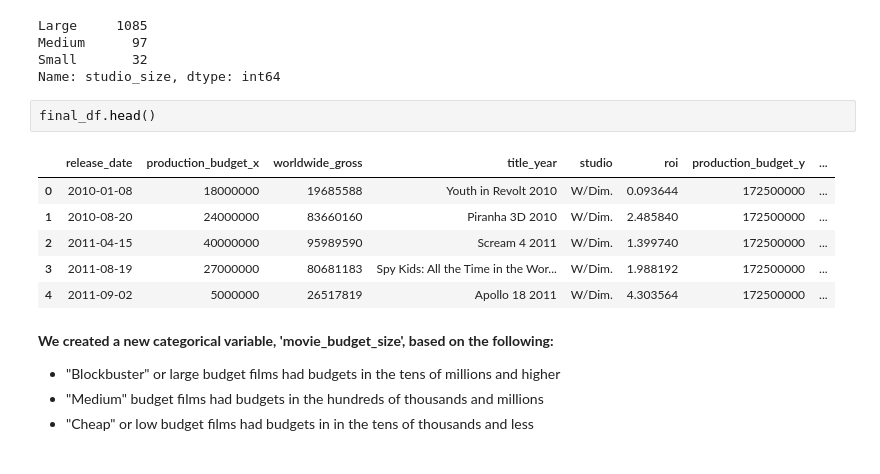
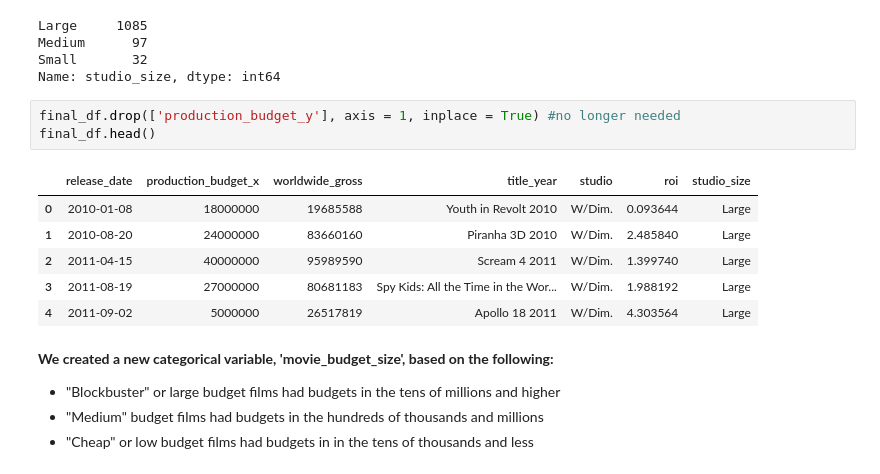
Before and after one commit to StevenDye/FIS-Mod1-Project, a Jupyter notebook: project/FinalMod1Proj.ipynb, the cells around one changed output. Drawn from its saved outputs; the diff is of its cells as text.

```diff
--- a/project/FinalMod1Proj.ipynb
+++ b/project/FinalMod1Proj.ipynb
@@ -334,15 +334,16 @@ Large     1085
 Medium      97
 Small       32
 Name: studio_size, dtype: int64
-# %%
-final_df.head()
-# %% [output]
-|  | release_date | production_budget_x | worldwide_gross | title_year | studio | roi | production_budget_y | ... |
-| 0 | 2010-01-08 | 18000000 | 19685588 | Youth in Revolt 2010 | W/Dim. | 0.093644 | 172500000 | ... |
-| 1 | 2010-08-20 | 24000000 | 83660160 | Piranha 3D 2010 | W/Dim. | 2.485840 | 172500000 | ... |
-| 2 | 2011-04-15 | 40000000 | 95989590 | Scream 4 2011 | W/Dim. | 1.399740 | 172500000 | ... |
-| 3 | 2011-08-19 | 27000000 | 80681183 | Spy Kids: All the Time in the Wor... | W/Dim. | 1.988192 | 172500000 | ... |
-| 4 | 2011-09-02 | 5000000 | 26517819 | Apollo 18 2011 | W/Dim. | 4.303564 | 172500000 | ... |
+# %%
+final_df.drop(['production_budget_y'], axis = 1, inplace = True) #no longer needed
+final_df.head()
+# %% [output]
+|  | release_date | production_budget_x | worldwide_gross | title_year | studio | roi | studio_size |
+| 0 | 2010-01-08 | 18000000 | 19685588 | Youth in Revolt 2010 | W/Dim. | 0.093644 | Large |
+| 1 | 2010-08-20 | 24000000 | 83660160 | Piranha 3D 2010 | W/Dim. | 2.485840 | Large |
+| 2 | 2011-04-15 | 40000000 | 95989590 | Scream 4 2011 | W/Dim. | 1.399740 | Large |
+| 3 | 2011-08-19 | 27000000 | 80681183 | Spy Kids: All the Time in the Wor... | W/Dim. | 1.988192 | Large |
+| 4 | 2011-09-02 | 5000000 | 26517819 | Apollo 18 2011 | W/Dim. | 4.303564 | Large |
 # %% [markdown]
 **We created a new categorical variable, 'movie_budget_size', based on the following:**
 * "Blockbuster" or large budget films had budgets in the tens of millions and higher
```
Also changed, not shown: parts of 17 cells of this notebook, 1 other file.
